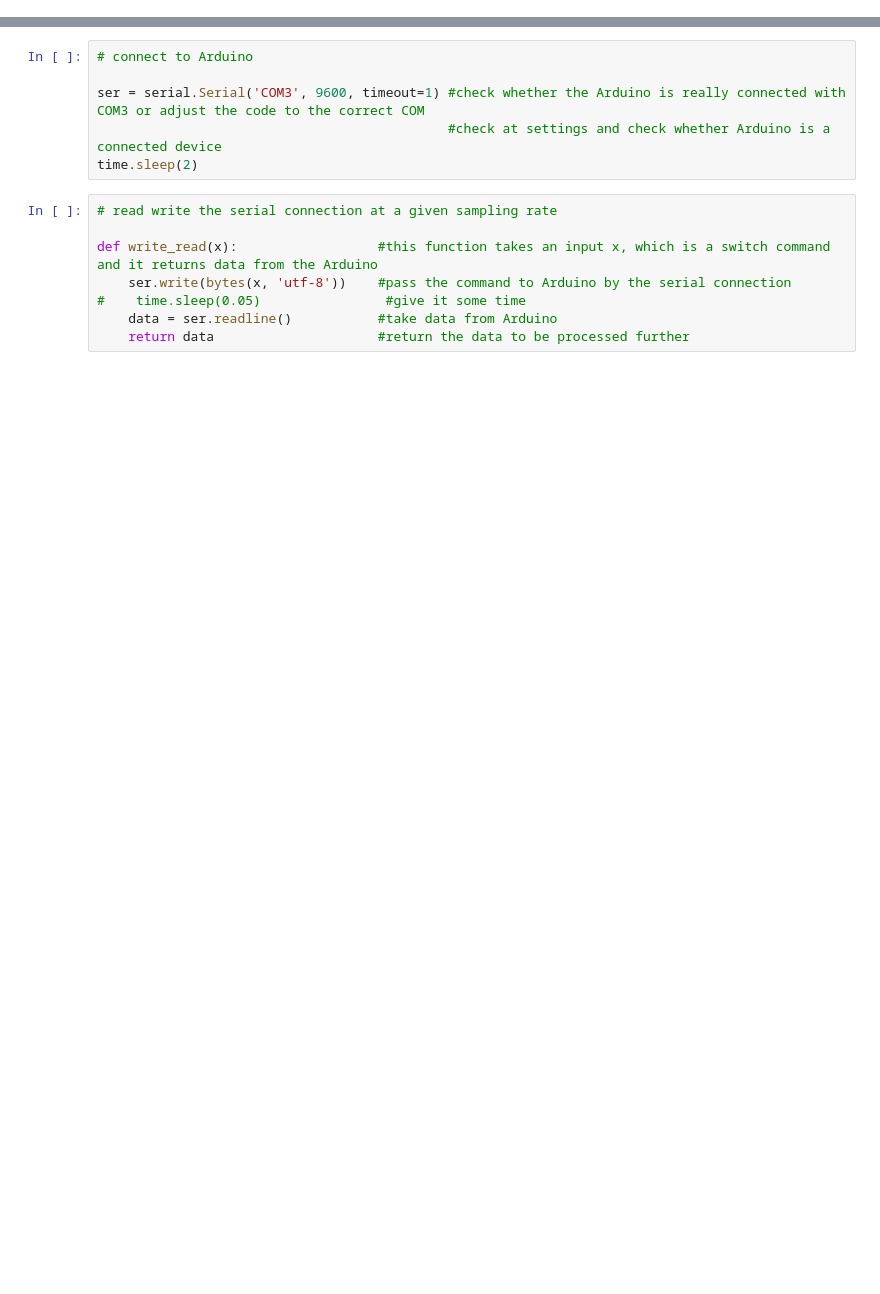
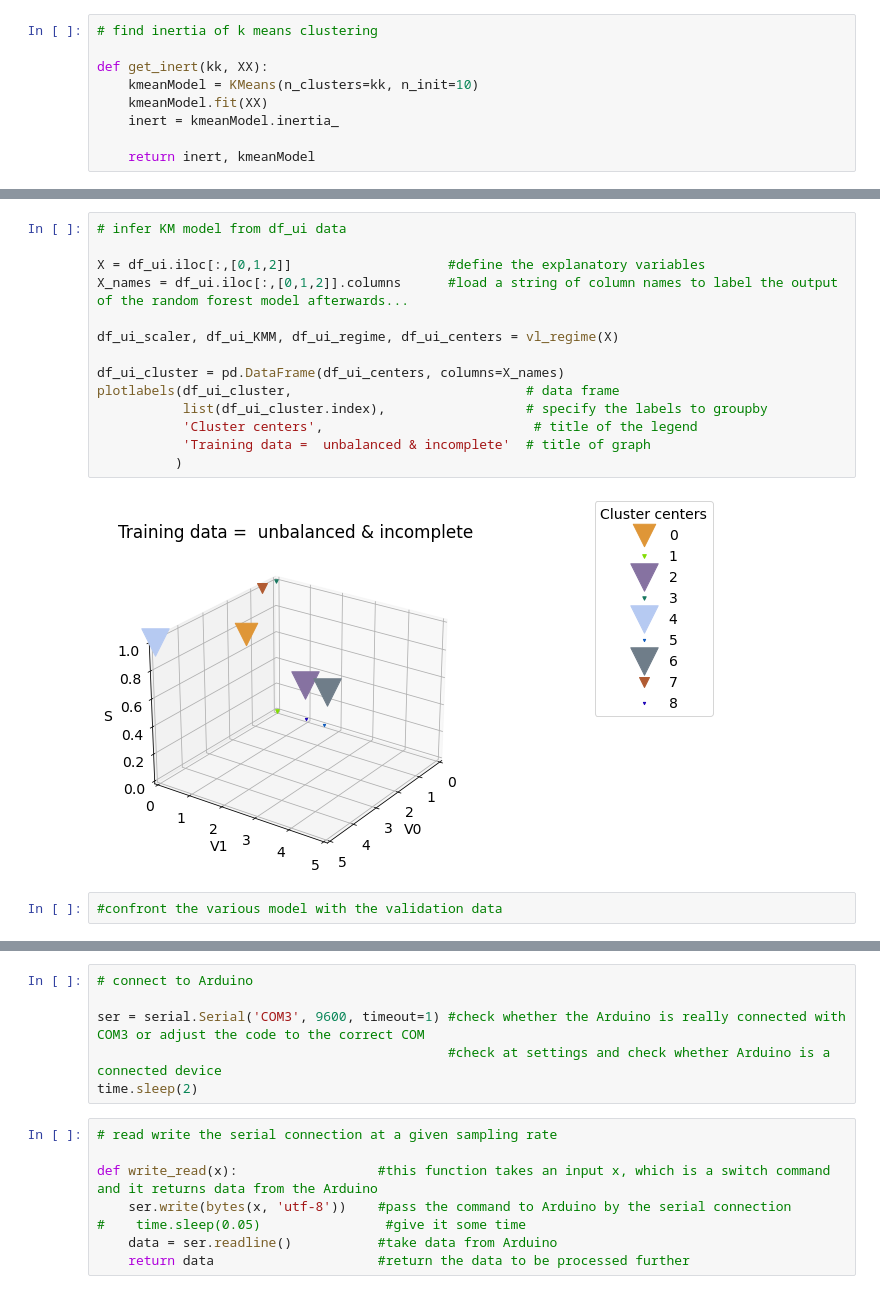
Before and after one commit to chrisrijsdijk/RAMS, a Jupyter notebook: notebook/Arduino_3Vars/Arduino_diagnostics_ensemble3Vars.ipynb, the cells around one changed output, grey strips where cells are left out. Cells and saved outputs as stored; diff of their text form; blank space fills up the shorter version.

```diff
--- a/notebook/Arduino_3Vars/Arduino_diagnostics_ensemble3Vars.ipynb
+++ b/notebook/Arduino_3Vars/Arduino_diagnostics_ensemble3Vars.ipynb
@@ -421,0 +71,9 @@ import keyboard
+# %%
+# find inertia of k means clustering
+
+def get_inert(kk, XX):
+    kmeanModel = KMeans(n_clusters=kk, n_init=10)
+    kmeanModel.fit(XX)
+    inert = kmeanModel.inertia_
+
+    return inert, kmeanModel
@@ -421,0 +226,18 @@ import keyboard
+# %%
+# infer KM model from df_ui data
+
+X = df_ui.iloc[:,[0,1,2]]                    #define the explanatory variables
+X_names = df_ui.iloc[:,[0,1,2]].columns      #load a string of column names to label the output of the random forest model afterwards...
+
+df_ui_scaler, df_ui_KMM, df_ui_regime, df_ui_centers = vl_regime(X)
+
+df_ui_cluster = pd.DataFrame(df_ui_centers, columns=X_names)
+plotlabels(df_ui_cluster,                              # data frame
+           list(df_ui_cluster.index),                  # specify the labels to groupby
+           'Cluster centers',                           # title of the legend
+           'Training data =  unbalanced & incomplete'  # title of graph
+          )
+# %% [output]
+[figure, added]
+# %%
+#confront the various model with the validation data
```
Also changed, not shown: parts of 55 cells of this notebook.
